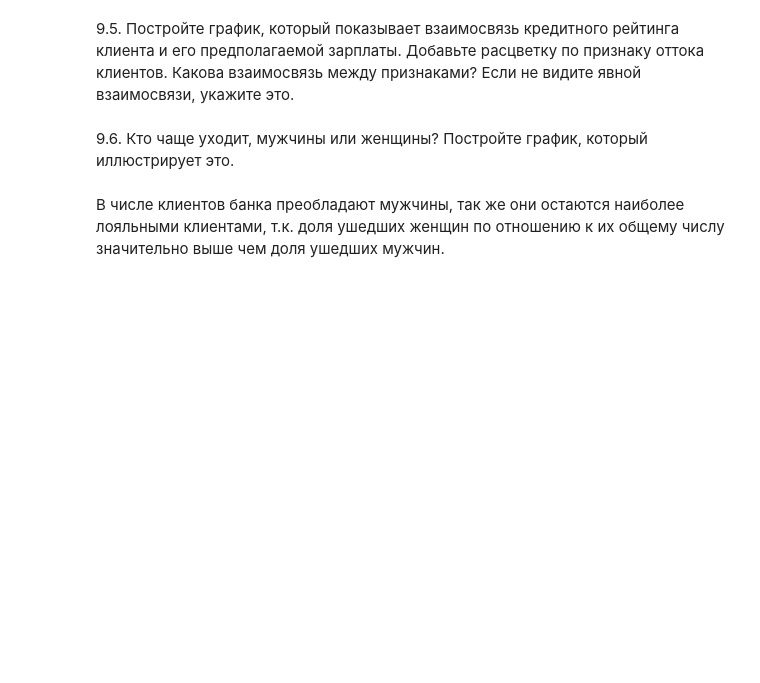
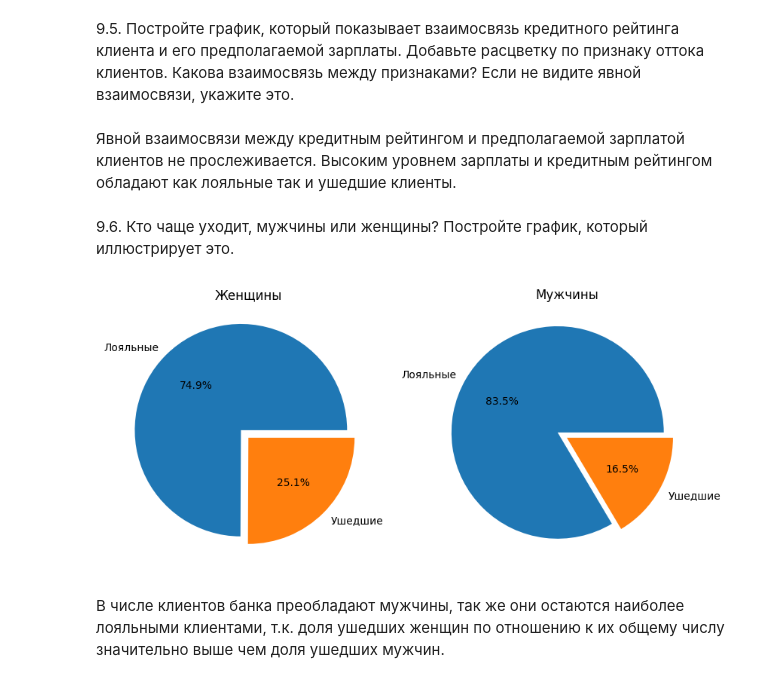
Before and after one commit to oksazzz/oksa_data_science, a Jupyter notebook: Skillfactory/Python_13/итоговое задание.ipynb, the cells around one changed output. Saved outputs shown, nothing was run; the diff lists cells and outputs as text; code cells hidden in the pictures; blank space fills up the shorter version.

```diff
--- a/Skillfactory/Python_13/итоговое задание.ipynb
+++ b/Skillfactory/Python_13/итоговое задание.ipynb
@@ -123,5 +119,7 @@ fig = px.scatter(
     title='Взаимосвязь кредитного рейтинга и предполагаемой зарплаты клиентов'
 )
 fig.show()
+# %% [markdown]
+Явной взаимосвязи между кредитным рейтингом и предполагаемой зарплатой клиентов не прослеживается. Высоким уровнем зарплаты и кредитным рейтингом обладают как лояльные так и ушедшие клиенты.
 # %% [markdown]
 9.6. Кто чаще уходит, мужчины или женщины? Постройте график, который иллюстрирует это.
@@ -137,3 +126,25 @@ fig.show()
+# %%
+df_ex=churn_data.groupby('Gender')['Exited'].value_counts(normalize=True).unstack()
+df_ex = df_ex.T
+fig, axes = plt.subplots(nrows=1, ncols=2, figsize=(10,5))
+
+axes[0].pie(
+    df_ex['Female'],
+    labels = ['Лояльные','Ушедшие'],
+    autopct='%.1f%%',
+    explode=[0.1, 0]
+);
+axes[0].set_title('Женщины');
+
+axes[1].pie(
+    df_ex['Male'],
+    labels = ['Лояльные','Ушедшие'],
+    autopct='%.1f%%',
+    explode=[0.1, 0]
+);
+axes[1].set_title('Мужчины');
+# %% [output]
+[figure, added]
 # %% [markdown]
 В числе клиентов банка преобладают мужчины, так же они остаются наиболее лояльными клиентами, т.к. доля ушедших женщин по отношению к их общему числу значительно выше чем доля ушедших мужчин.
 # %% [markdown]
```
Also changed, not shown: parts of 11 cells of this notebook.
